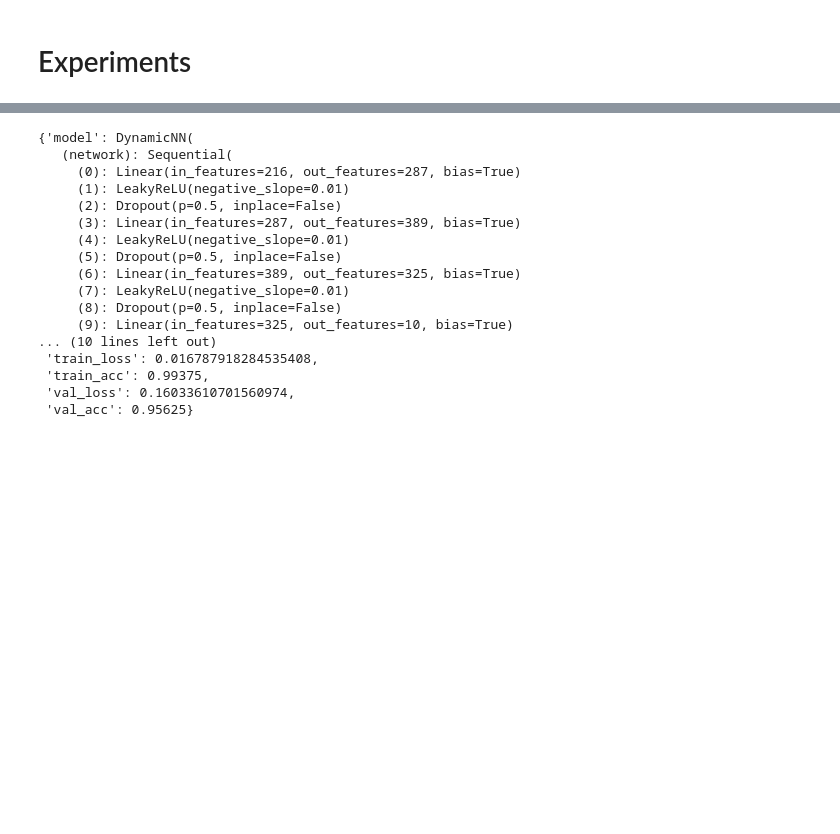
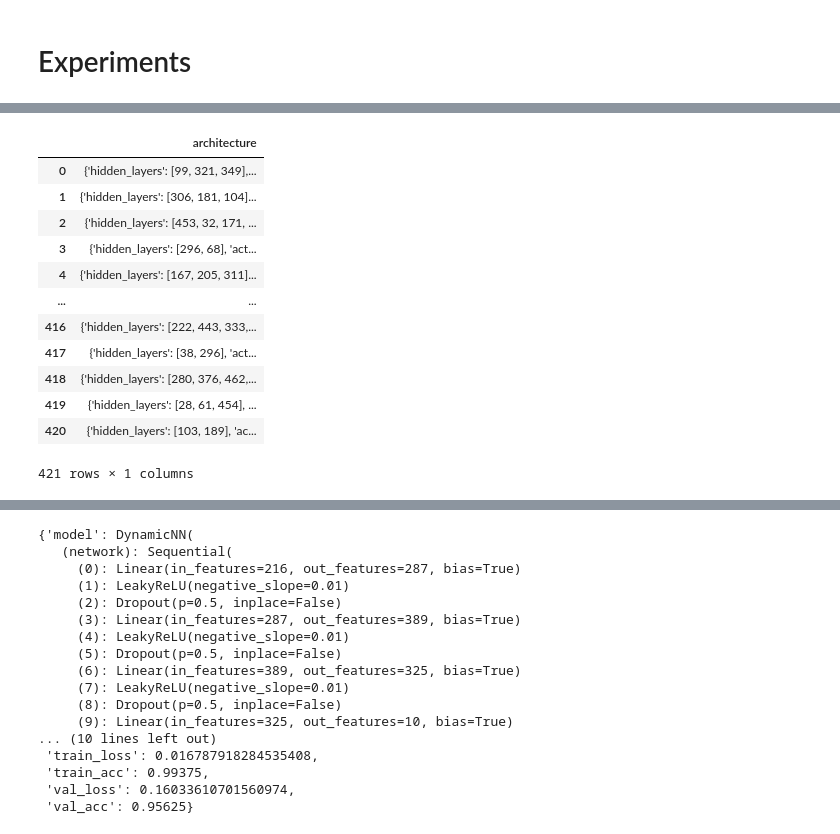
Before and after one commit to topsy-13/NAS_pretesting, a Jupyter notebook: Epoch-Based Evolution (EBE)/EBE_testing.ipynb, the cells around one changed output, grey strips where cells are left out. Drawn from its saved outputs; the diff is of its cells as text; code cells hidden in the pictures; blank space fills up the shorter version.

```diff
--- a/Epoch-Based Evolution (EBE)/EBE_testing.ipynb
+++ b/Epoch-Based Evolution (EBE)/EBE_testing.ipynb
@@ -215,3 +131,20 @@ final_gen.train_generation(train_loader, num_epochs=50)
+# %%
+import pandas as pd
+pd.DataFrame(pd.DataFrame(final_gen.generation).loc['architecture'])
+# %% [output]
+|  | architecture |
+| 0 | {'hidden_layers': [99, 321, 349],... |
+| 1 | {'hidden_layers': [306, 181, 104]... |
+| 2 | {'hidden_layers': [453, 32, 171, ... |
+| 3 | {'hidden_layers': [296, 68], 'act... |
+| 4 | {'hidden_layers': [167, 205, 311]... |
+| ... | ... |
+| 416 | {'hidden_layers': [222, 443, 333,... |
+| 417 | {'hidden_layers': [38, 296], 'act... |
+| 418 | {'hidden_layers': [280, 376, 462,... |
+| 419 | {'hidden_layers': [28, 61, 454], ... |
+| 420 | {'hidden_layers': [103, 189], 'ac... |
+421 rows × 1 columns
 # %%
 # Extract val_Accuracy values
 val_accuracies = [final_gen.generation[gen]['val_acc'] for gen in final_gen.generation]
```
Also changed, not shown: parts of 24 cells of this notebook.
